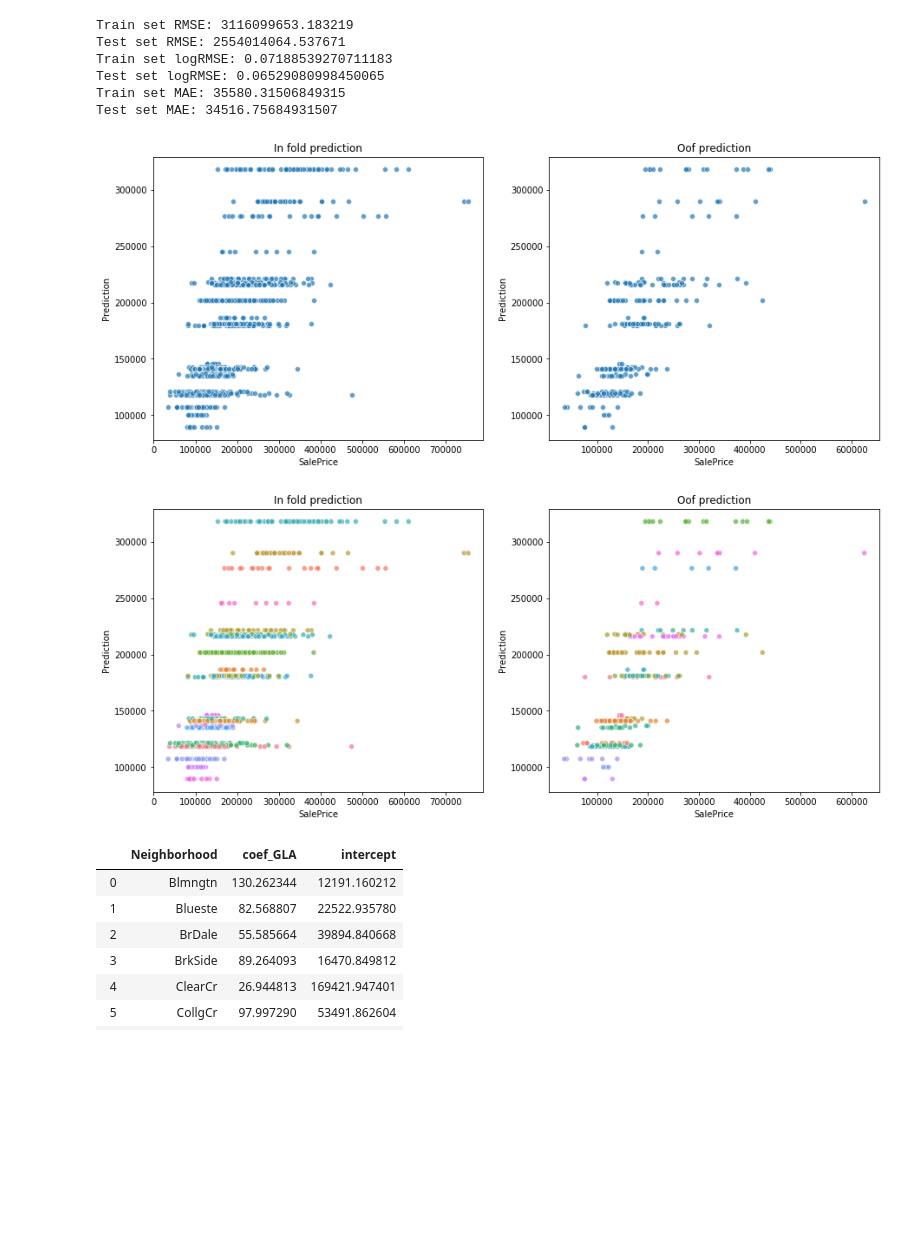
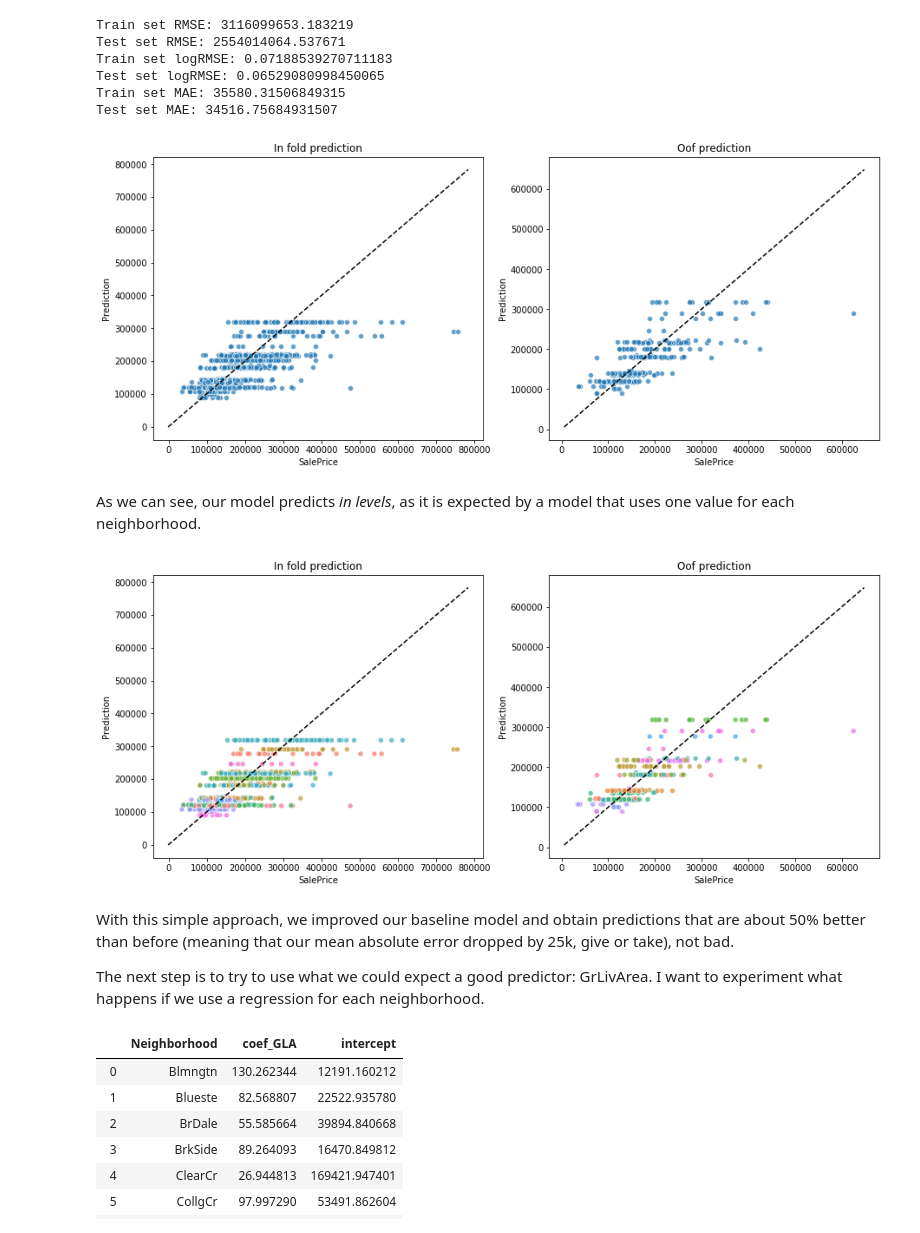
Before and after one commit to lucabasa/kaggle_competitions, a Jupyter notebook: houseprice/Notebooks/Linear models.ipynb, the cells around one changed output. Saved outputs shown, nothing was run; the diff lists cells and outputs as text; code cells hidden in the pictures; blank space fills up the shorter version.

Commit message:
updating linear models nb

```diff
--- a/houseprice/Notebooks/Linear models.ipynb
+++ b/houseprice/Notebooks/Linear models.ipynb
@@ -138,7 +148,9 @@ def make_test(train, test_size, random_state, strat_feat=None):
 
     return train_set, test_set
 # %%
-train_set, test_set = make_test(df_train, 0.2, 654, 'Neighborhood')
+train_set, test_set = make_test(df_train,
+                                test_size=0.2, random_state=654,
+                                strat_feat='Neighborhood')
 # %%
 train_set['Neighborhood'].value_counts() / len(train_set)
 # %% [output]
@@ -175,15 +211,35 @@ def print_scores(train, test, inf, oof):
     print(f'Train set MAE: {mean_absolute_error(train.SalePrice, inf)}')
     print(f'Test set MAE: {mean_absolute_error(test.SalePrice, oof)}')
 
-def plot_predictions(train, test, hue=None, legend=False):
+
+def plot_diagonal(ax):
+    xmin, xmax = ax.get_xlim()
+    ymin, ymax = ax.get_ylim()
+    low = min(xmin, xmax)
+    high = max(xmin, xmax)
+    scl = (high - low) / 100
+
+    line = pd.DataFrame({'x': np.arange(low, high ,scl), # small hack for a diagonal line
+                         'y': np.arange(low, high ,scl)})
+    ax.plot(line.x, line.y, color='black', linestyle='--')
+
+    return ax
+
+
+def plot_predictions(train, test, true_label, pred_label, hue=None, legend=False):
+
+
     fig, ax = plt.subplots(1,2, figsize=(15,6))
 
-    sns.scatterplot(x='SalePrice', y='Prediction', data=train,
+    sns.scatterplot(x=true_label, y=pred_label, data=train,
                     hue=hue, ax=ax[0], legend=legend, alpha=0.7)
-    sns.scatterplot(x='SalePrice', y='Prediction', data=test,
+    sns.scatterplot(x=true_label, y=pred_label, data=test,
                     hue=hue, ax=ax[1], legend=legend, alpha=0.7)
     ax[0].set_title('In fold prediction')
     ax[1].set_title('Oof prediction')
+
+    ax[0] = plot_diagonal(ax[0])
+    ax[1] = plot_diagonal(ax[1])
 # %%
 print_scores(train_set, test_set, [median_price]*len(train_set), [median_price]*len(test_set))
 # %% [output]
@@ -241,19 +303,26 @@ Test set logRMSE: 0.06529080998450065
 Train set MAE: 35580.31506849315
 Test set MAE: 34516.75684931507
 # %%
-plot_predictions(train_sub, test_sub)
+plot_predictions(train_sub, test_sub, true_label='SalePrice', pred_label='Prediction')
 # %% [output]
-[figure, old version]
+[figure, new version]
+# %% [markdown]
+As we can see, our model predicts *in levels*, as it is expected by a model that uses one value for each neighborhood.
 # %%
-plot_predictions(train_sub, test_sub, 'Neighborhood')
+plot_predictions(train_sub, test_sub,
+                 true_label='SalePrice', pred_label='Prediction', hue='Neighborhood')
 # %% [output]
-[figure, old version]
+[figure, new version]
 # %%
 submission = pd.merge(df_test[['Id', 'Neighborhood']], median_price,
                       on='Neighborhood', how='left', validate='m:1')
 submission = submission.Prediction
 
 make_sub(df_test, submission, 'baseline_by_nn.csv')
+# %% [markdown]
+With this simple approach, we improved our baseline model and obtain predictions that are about 50% better than before (meaning that our mean absolute error dropped by 25k, give or take), not bad.
+
+The next step is to try to use what we could expect a good predictor: GrLivArea. I want to experiment what happens if we use a regression for each neighborhood.
 # %%
 def regress(data, yvar, xvars):
     Y = data[yvar].copy()
```
Also changed, not shown: parts of 21 cells of this notebook.
